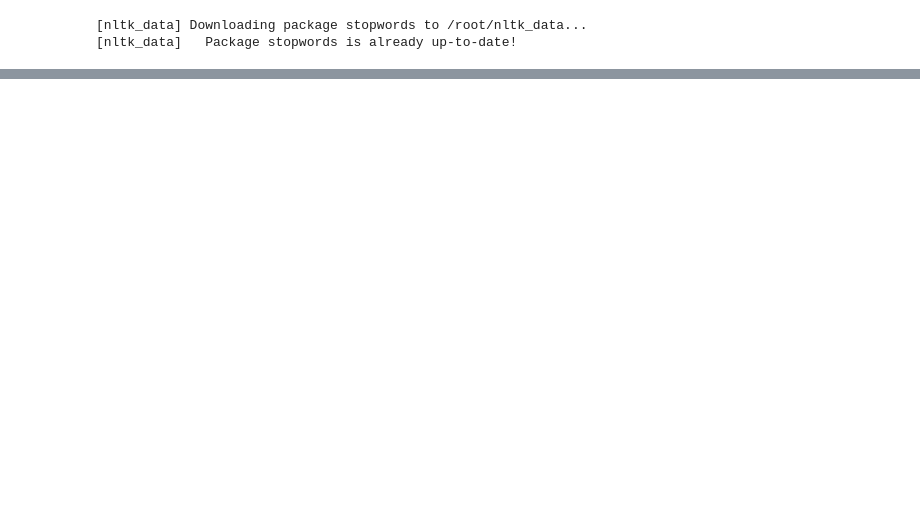
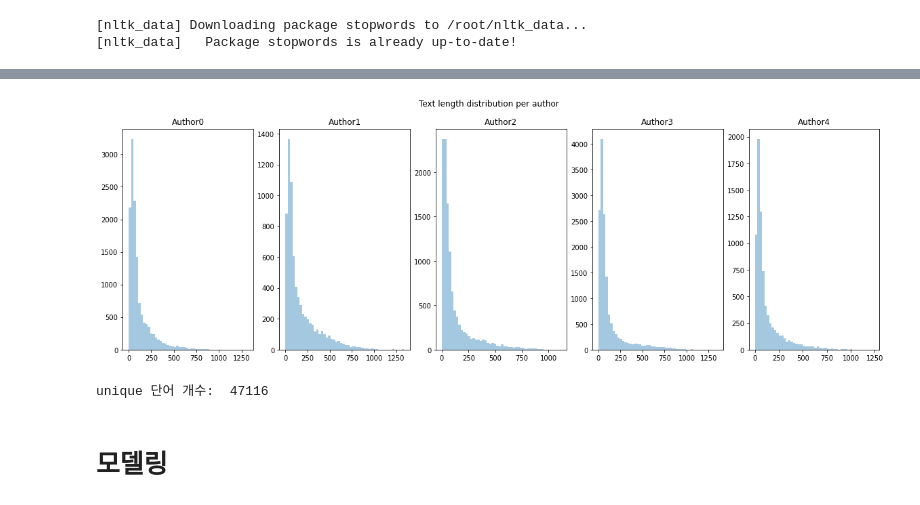
Before and after one commit to cjlee0217/literarystyle_nlp, a Jupyter notebook: dacon_naiveBayes_tuning.ipynb, the cells around one changed output, grey strips where cells are left out. Drawn from its saved outputs; the diff is of its cells as text; code cells hidden in the pictures; blank space fills up the shorter version.

```diff
--- a/dacon_naiveBayes_tuning.ipynb
+++ b/dacon_naiveBayes_tuning.ipynb
@@ -76,3 +102,61 @@ test['text'] = test['text'].apply(alpha_num).apply(remove_stopwords)
+# %%
+author0=train[train['author']==0]
+author0_text_length=[len(i) for i in author0['text']]
+
+author1=train[train['author']==1]
+author1_text_length=[len(i) for i in author1['text']]
+
+author2=train[train['author']==2]
+author2_text_length=[len(i) for i in author2['text']]
+
+author3=train[train['author']==3]
+author3_text_length=[len(i) for i in author3['text']]
+
+author4=train[train['author']==4]
+author4_text_length=[len(i) for i in author4['text']]
+# %%
+fig=plt.figure(figsize=(20,6))
+
+plt.suptitle('Text length distribution per author')
+
+ax1=fig.add_subplot(1,5,1)
+sns.distplot(author0_text_length, kde=False, ax=ax1)
+ax1.set_title('Author0')
+
+ax2=fig.add_subplot(1,5,2)
+sns.distplot(author1_text_length, kde=False, ax=ax2)
+ax2.set_title('Author1')
+
+ax3=fig.add_subplot(1,5,3)
+sns.distplot(author2_text_length, kde=False, ax=ax3)
+ax3.set_title('Author2')
+
+ax4=fig.add_subplot(1,5,4)
+sns.distplot(author3_text_length, kde=False, ax=ax4)
+ax4.set_title('Author3')
+
+ax5=fig.add_subplot(1,5,5)
+sns.distplot(author4_text_length, kde=False, ax=ax5)
+ax5.set_title('Author4')
+
+plt.show()
+# %% [output]
+[figure, added]
+# %%
+text0=" ".join([i for i in author0['text']])
+text1=" ".join([i for i in author1['text']])
+text2=" ".join([i for i in author2['text']])
+text3=" ".join([i for i in author3['text']])
+text4=" ".join([i for i in author4['text']])
+
+full_text=text0 + " " + text1 + " " + text2 + " " + text3 + " " + text4
+
+unique_vocab_size=len(set(full_text.split()))
+print("unique 단어 개수: ", unique_vocab_size)
+# %% [output]
+unique 단어 개수:  47116
+# %% [markdown]
+# **모델링**
 # %%
 # logloss 함수
 def multiclass_logloss(actual, predicted, eps=1e-15):
```
Also changed, not shown: parts of 15 cells of this notebook.
